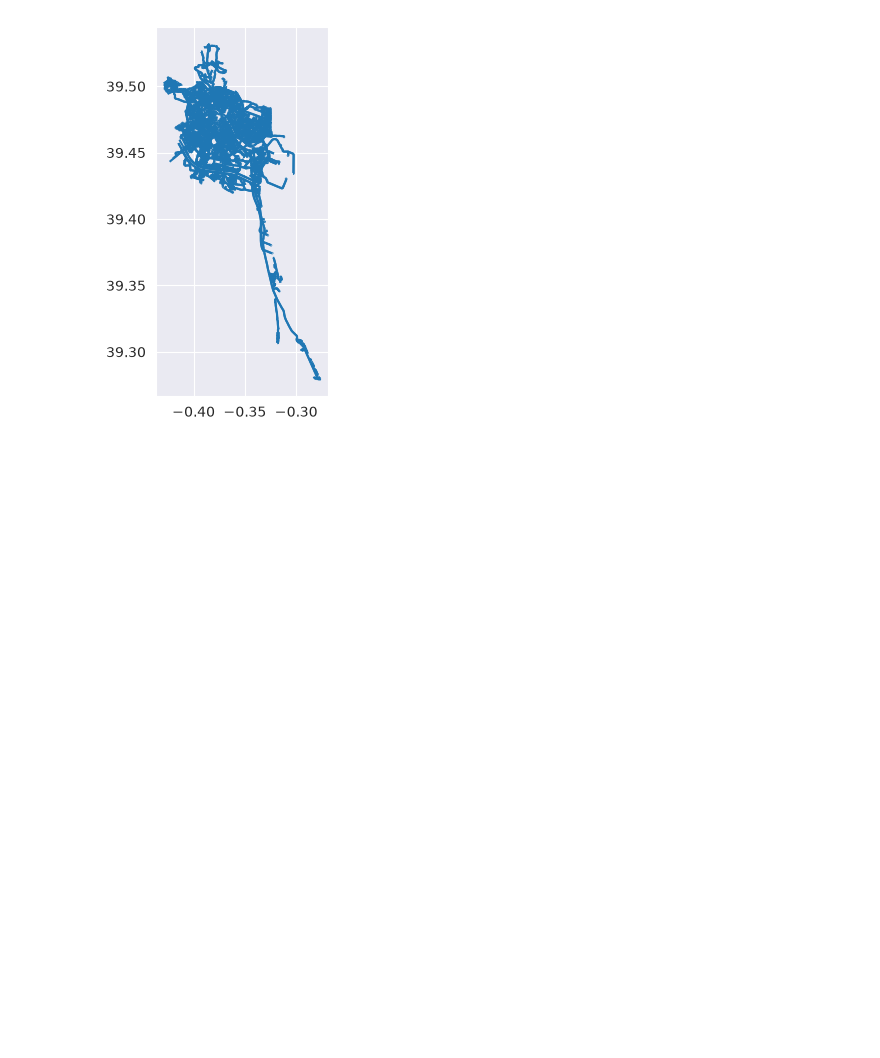
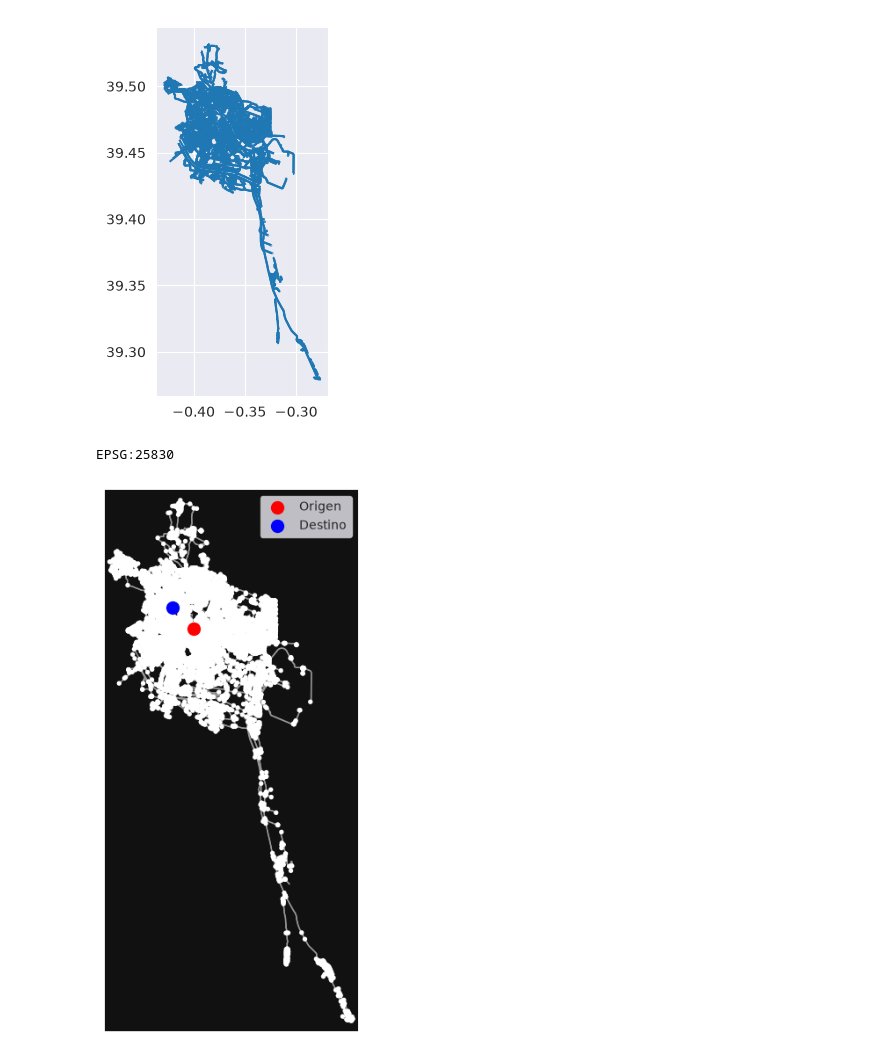
Before and after one commit to mbrazalez/smart-mobility-vlc, a Jupyter notebook: notebooks/EDA_ValenciaOpenData.ipynb, the cells around one changed output. Saved outputs shown, nothing was run; the diff lists cells and outputs as text; code cells hidden in the pictures; blank space fills up the shorter version.

```diff
--- a/notebooks/EDA_ValenciaOpenData.ipynb
+++ b/notebooks/EDA_ValenciaOpenData.ipynb
@@ -1479,3 +1480,41 @@ gdf_callejero_cleaned.plot()
 # %% [output]
 <Axes: >
 [figure]
+# %%
+print(mapping_final.crs)
+# %% [output]
+EPSG:25830
+# %%
+
+with open("graph_aws.pkl", "rb") as f:
+    G = pickle.load(f)
+# %%
+import matplotlib.pyplot as plt
+
+fig, ax = ox.plot_graph(
+    G,
+    show=False,
+    close=False
+)
+
+ax.scatter(
+    [-0.3763],
+    [39.4699],
+    c="red",
+    s=100,
+    label="Origen"
+)
+
+ax.scatter(
+    [-0.3900],
+    [39.4800],
+    c="blue",
+    s=100,
+    label="Destino"
+)
+
+ax.legend()
+
+plt.show()
+# %% [output]
+[figure, added]
```
Also changed, not shown: parts of 13 cells of this notebook, 15 other files.
